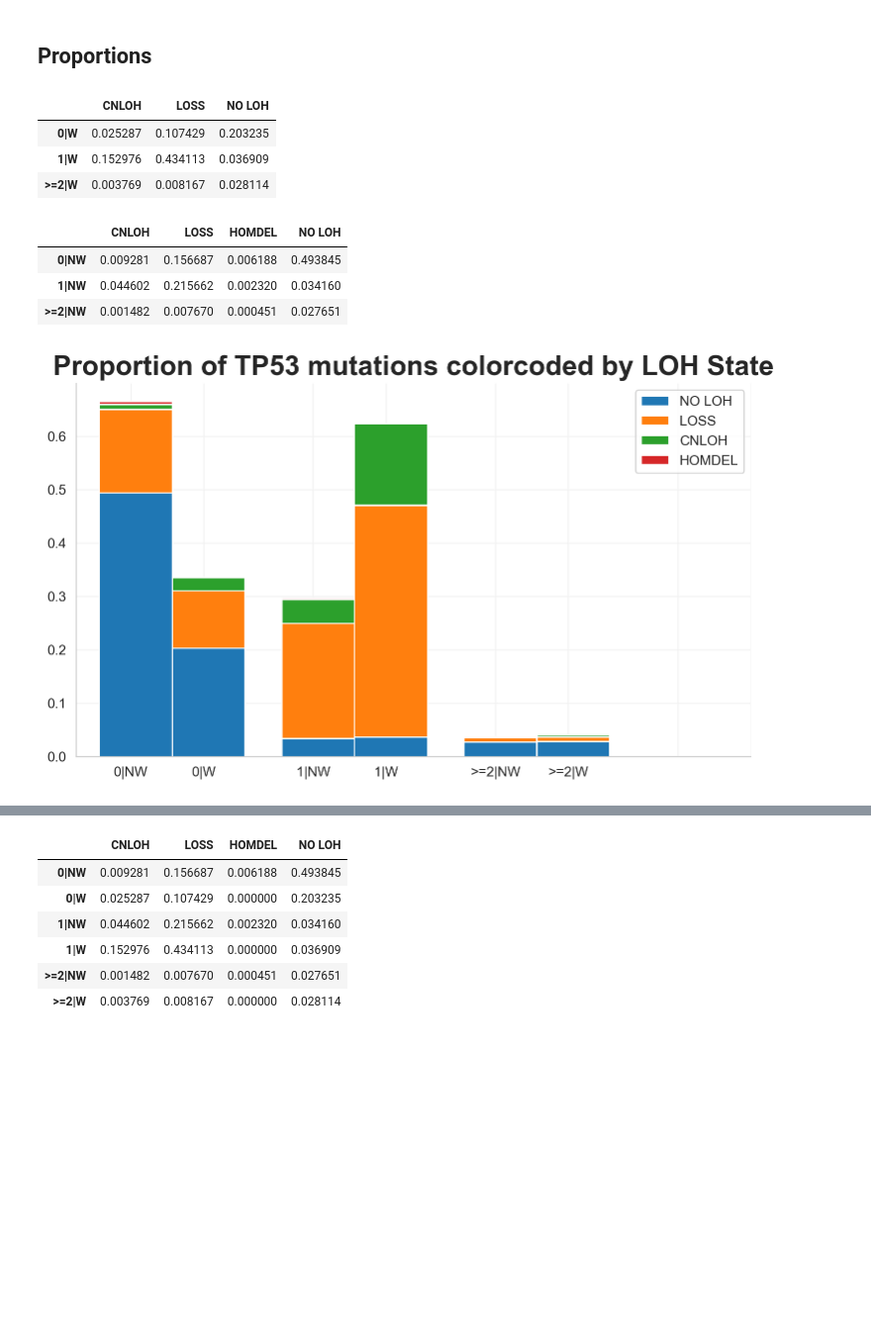
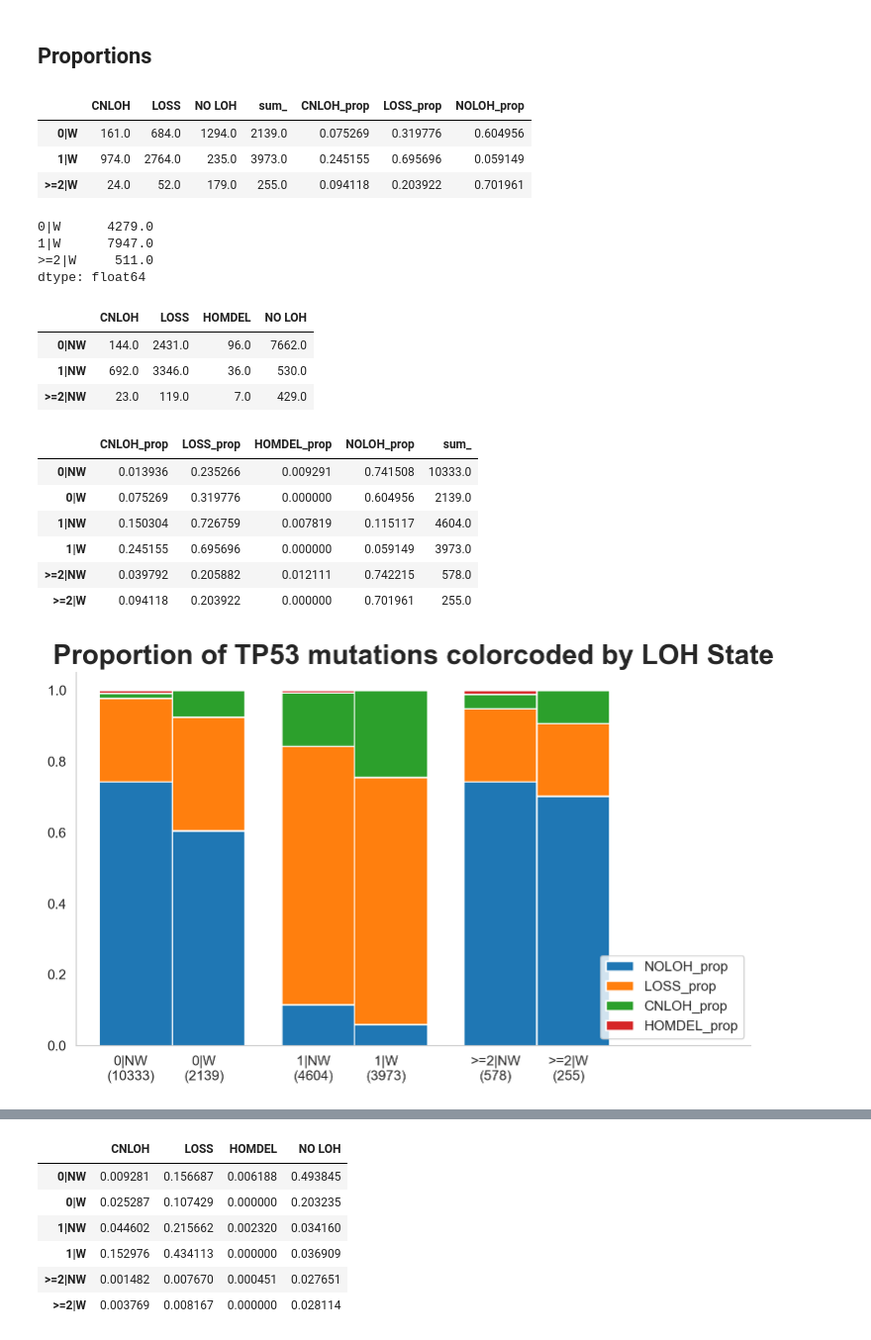
Before and after one commit to emilecohen/mskimpact_tp53_exploration, a Jupyter notebook: analysis/exploratory_analysis/tp53_mut_loh_status.ipynb, the cells around one changed output, grey strips where cells are left out. Shown at 99% size. Cells and saved outputs as stored; diff of their text form; code cells hidden in the pictures; blank space fills up the shorter version.

```diff
--- a/analysis/exploratory_analysis/tp53_mut_loh_status.ipynb
+++ b/analysis/exploratory_analysis/tp53_mut_loh_status.ipynb
@@ -280,10 +280,16 @@ loh_tp53count.loc['>=2'] = loh_tp53count[2:].sum()
 loh_tp53count_wgd = loh_tp53count.drop([2,3,4,5],axis=0)
 loh_tp53count_wgd.index = ['0|W', '1|W','>=2|W']
 loh_tp53count_wgd = loh_tp53count_wgd[['CNLOH', 'LOSS', 'NO LOH']]
-loh_tp53count_wgd = loh_tp53count_wgd / loh_tp53count_wgd.sum().sum()
-#print(loh_tp53count_wgd.sum().sum())
+loh_tp53count_wgd['sum_'] = loh_tp53count_wgd.sum(axis=1)
 
-display(loh_tp53count_wgd[['CNLOH', 'LOSS', 'NO LOH']])
+loh_tp53count_wgd['CNLOH_prop'] = loh_tp53count_wgd.apply(lambda x: x.CNLOH / x.sum_, axis=1)
+loh_tp53count_wgd['LOSS_prop'] = loh_tp53count_wgd.apply(lambda x: x.LOSS / x.sum_, axis=1)
+loh_tp53count_wgd['NOLOH_prop'] = loh_tp53count_wgd.apply(lambda x: x['NO LOH'] / x.sum_, axis=1)
+
+display(loh_tp53count_wgd)
+display(loh_tp53count_wgd.sum(axis=1))
+
+
 
 # Non WGD Count
 loh_tp53count = pd.DataFrame(master[['tp53_count', 'tp53_cn_state']].groupby(['tp53_count', 'tp53_cn_state']).size()).unstack()
@@ -298,48 +304,69 @@ loh_tp53count.loc['>=2'] = loh_tp53count[2:].sum()
 loh_tp53count_nowgd = loh_tp53count.drop([2,3,4,5],axis=0)
 loh_tp53count_nowgd.index = ['0|NW', '1|NW','>=2|NW']
 loh_tp53count_nowgd = loh_tp53count_nowgd[['CNLOH', 'LOSS', 'HOMDEL', 'NO LOH']]
-loh_tp53count_nowgd = loh_tp53count_nowgd / loh_tp53count_nowgd.sum().sum()
+loh_tp53count_nowgd['sum_'] = loh_tp53count_nowgd.sum(axis=1)
+
+loh_tp53count_nowgd['CNLOH_prop'] = loh_tp53count_nowgd.apply(lambda x: x.CNLOH / x.sum_, axis=1)
+loh_tp53count_nowgd['LOSS_prop'] = loh_tp53count_nowgd.apply(lambda x: x.LOSS / x.sum_, axis=1)
+loh_tp53count_nowgd['HOMDEL_prop'] = loh_tp53count_nowgd.apply(lambda x: x.HOMDEL / x.sum_, axis=1)
+loh_tp53count_nowgd['NOLOH_prop'] = loh_tp53count_nowgd.apply(lambda x: x['NO LOH'] / x.sum_, axis=1)
 
 display(loh_tp53count_nowgd[['CNLOH', 'LOSS', 'HOMDEL', 'NO LOH']])
 
 count = pd.concat([loh_tp53count_nowgd, loh_tp53count_wgd], axis=0)
 count= count.fillna(0)
 count = count.reindex(['0|NW', '0|W','1|NW', '1|W', '>=2|NW' ,'>=2|W'])
 
-count[['CNLOH', 'LOSS', 'HOMDEL', 'NO LOH']]
-
+display(count[['CNLOH_prop', 'LOSS_prop', 'HOMDEL_prop', 'NOLOH_prop', 'sum_']])
 
 fig = plt.figure(figsize=(11,5))
 ax = plt.subplot2grid(shape=(1,1), loc=(0,0), colspan=1)
-h = count[[ 'NO LOH','LOSS', 'CNLOH', 'HOMDEL']].plot(kind = 'bar', stacked=True, ax=ax)
-h.set_xticklabels(['0|NW', '0|W','1|NW', '1|W', '>=2|NW' ,'>=2|W'], rotation=0)
+h = count[['NOLOH_prop', 'LOSS_prop', 'CNLOH_prop',  'HOMDEL_prop', ]].plot(kind = 'bar', stacked=True, ax=ax)
+labels = count['sum_'].tolist()
+h.set_xticklabels(['0|NW' + '\n(' + str(int(labels[0])) + ')',
+                   '0|W'+ '\n(' + str(int(labels[1])) + ')',
+                   '1|NW'+ '\n(' + str(int(labels[2])) + ')',
+                   '1|W'+ '\n(' + str(int(labels[3])) + ')',
+                   '>=2|NW'+ '\n(' + str(int(labels[4])) + ')' ,
+                   '>=2|W'+ '\n(' + str(int(labels[5])) + ')'], rotation=0)
 
 # Shrink current axis by 20%
 box = ax.get_position()
 ax.set_position([box.x0, box.y0, box.width * 0.8, box.height])
 
 # Put a legend to the right of the current axis
 ax.set_title('Proportion of TP53 mutations colorcoded by LOH State',weight='bold', fontsize=20)
 ax.spines['right'].set_visible(False)
 ax.spines['top'].set_visible(False)
 ax.grid(True)
 
 palette_list_new = [mc[5],mc[4],mc[0],mc[3],mc[2], mc[1]]
 for j,container in enumerate(ax.containers):
     for i, child in enumerate(container.get_children()):
         if i%2 == 1: child.set_x(child.get_x() - 0.2)
         child.set_width(0.8)
 
 ax.set_xticks([0.1, 0.9, 2.1, 2.9, 4.1, 4.9, 6.1, 6.9])
 
 plt.show()
 # %% [output]
-|  | CNLOH | LOSS | NO LOH |
-| 0|W | 0.025287 | 0.107429 | 0.203235 |
-| 1|W | 0.152976 | 0.434113 | 0.036909 |
-| >=2|W | 0.003769 | 0.008167 | 0.028114 |
+|  | CNLOH | LOSS | NO LOH | sum_ | CNLOH_prop | LOSS_prop | NOLOH_prop |
+| 0|W | 161.0 | 684.0 | 1294.0 | 2139.0 | 0.075269 | 0.319776 | 0.604956 |
+| 1|W | 974.0 | 2764.0 | 235.0 | 3973.0 | 0.245155 | 0.695696 | 0.059149 |
+| >=2|W | 24.0 | 52.0 | 179.0 | 255.0 | 0.094118 | 0.203922 | 0.701961 |
+0|W      4279.0
+1|W      7947.0
+>=2|W     511.0
+dtype: float64
 |  | CNLOH | LOSS | HOMDEL | NO LOH |
-| 0|NW | 0.009281 | 0.156687 | 0.006188 | 0.493845 |
-| 1|NW | 0.044602 | 0.215662 | 0.002320 | 0.034160 |
-| >=2|NW | 0.001482 | 0.007670 | 0.000451 | 0.027651 |
+| 0|NW | 144.0 | 2431.0 | 96.0 | 7662.0 |
+| 1|NW | 692.0 | 3346.0 | 36.0 | 530.0 |
+| >=2|NW | 23.0 | 119.0 | 7.0 | 429.0 |
+|  | CNLOH_prop | LOSS_prop | HOMDEL_prop | NOLOH_prop | sum_ |
+| 0|NW | 0.013936 | 0.235266 | 0.009291 | 0.741508 | 10333.0 |
+| 0|W | 0.075269 | 0.319776 | 0.000000 | 0.604956 | 2139.0 |
+| 1|NW | 0.150304 | 0.726759 | 0.007819 | 0.115117 | 4604.0 |
+| 1|W | 0.245155 | 0.695696 | 0.000000 | 0.059149 | 3973.0 |
+| >=2|NW | 0.039792 | 0.205882 | 0.012111 | 0.742215 | 578.0 |
+| >=2|W | 0.094118 | 0.203922 | 0.000000 | 0.701961 | 255.0 |
-[figure, old version]
+[figure, new version]
```
Also changed, not shown: parts of 2 cells of this notebook, 8 other files.
